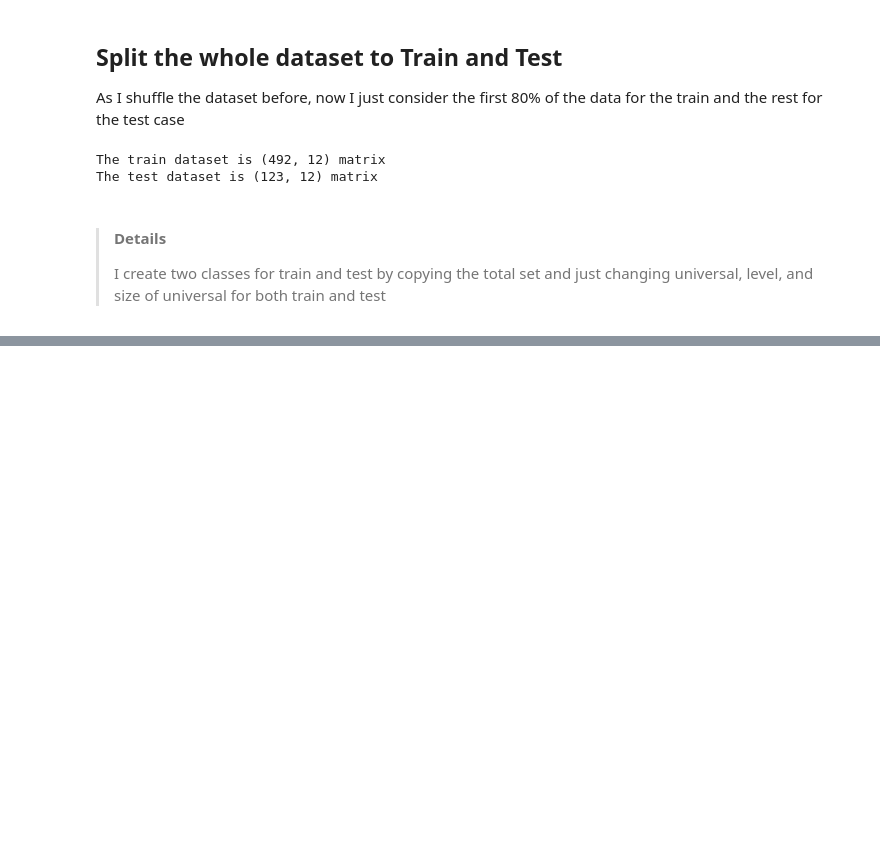
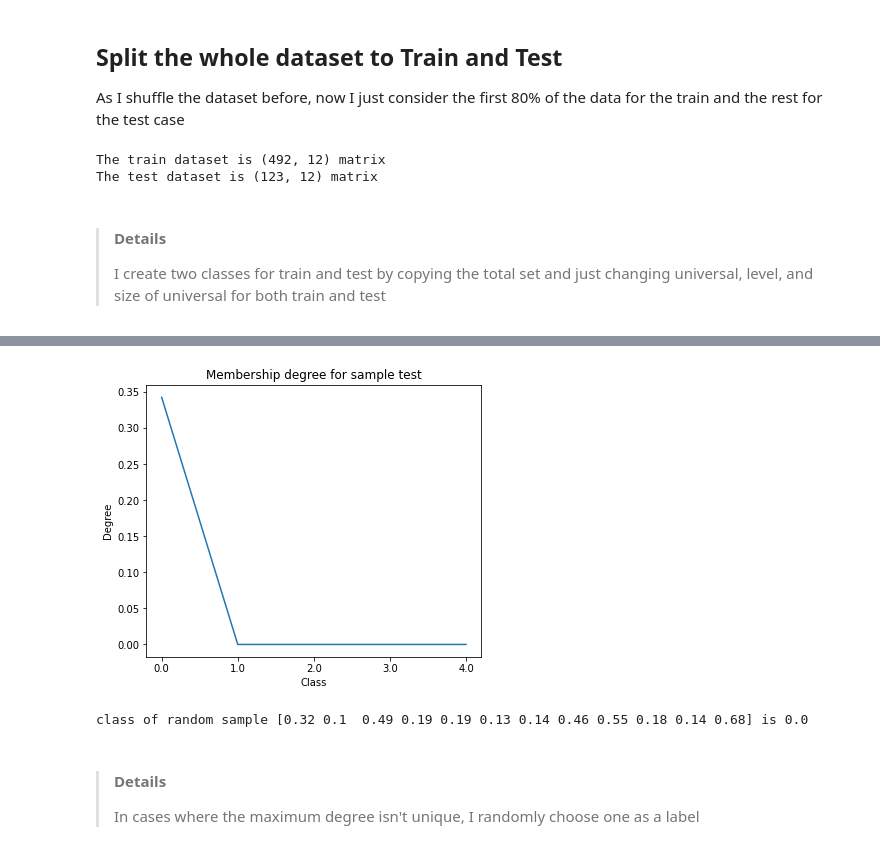
Before and after one commit to hsmmi/fuzzy-rule-base, a Jupyter notebook: fuzzy_proj4.ipynb, the cells around one changed output, grey strips where cells are left out. Saved outputs shown, nothing was run; the diff lists cells and outputs as text; code cells hidden in the pictures; blank space fills up the shorter version.

```diff
--- a/fuzzy_proj4.ipynb
+++ b/fuzzy_proj4.ipynb
@@ -130,0 +319,45 @@ just changing universal, level, and size of universal for both train and test
+# %%
+def find_class(
+        sample: np.ndarray, rule_base: RuleBase, plot: bool = False):
+    firing_level_class = np.zeros(np.unique(rule_base.rules[:, -1]).shape[0])
+    for rule in rule_base.rules:
+        #  Fuzzification
+        membership_feature = []
+        for i in range(rule_base.number_of_feature):
+            value_sample = sample[i]
+            word_rule_i = rule[i]
+            membership_feature.append(
+                fuzz.interp_membership(
+                    rule_base.feature_range, rule_base.membership[word_rule_i],
+                    value_sample))
+        firing_level = np.min(membership_feature)
+
+        #  Inference
+        firing_level_class[int(float(rule[-1]))] = max(
+            firing_level_class[int(float(rule[-1]))], firing_level
+        )
+    if(plot is True):
+        plt.figure(figsize=(6, 5))
+        plt.plot(np.unique(rule_base.rules[:, -1]), firing_level_class)
+        plt.ylabel('Degree')
+        plt.xlabel('Class')
+        plt.title('Membership degree for sample test')
+        plt.show()
+
+    #  Defuzzification
+    most_degrees = np.argwhere(
+        firing_level_class == np.amax(firing_level_class)).reshape(-1)
+    return float(np.random.choice(most_degrees))
+
+
+random_sample = uni_test.universal[
+    np.random.randint(uni_test.size_of_universal)]
+class_sample = find_class(random_sample, rule_base, True)
+print(f'class of random sample {np.round(random_sample, 2)} is {class_sample}')
+# %% [output]
+[figure, added]
+class of random sample [0.32 0.1  0.49 0.19 0.19 0.13 0.14 0.46 0.55 0.18 0.14 0.68] is 0.0
+# %% [markdown]
+> #### Details
+>
+> In cases where the maximum degree isn't unique, I randomly choose one as a label
```
Also changed, not shown: parts of 24 cells of this notebook, 5 other files.
